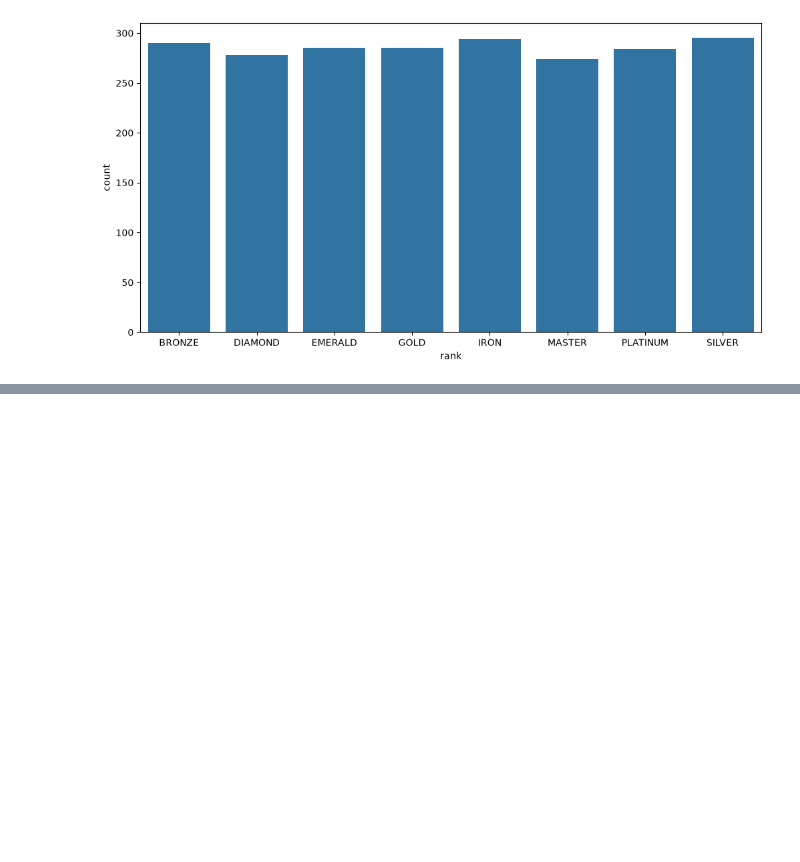
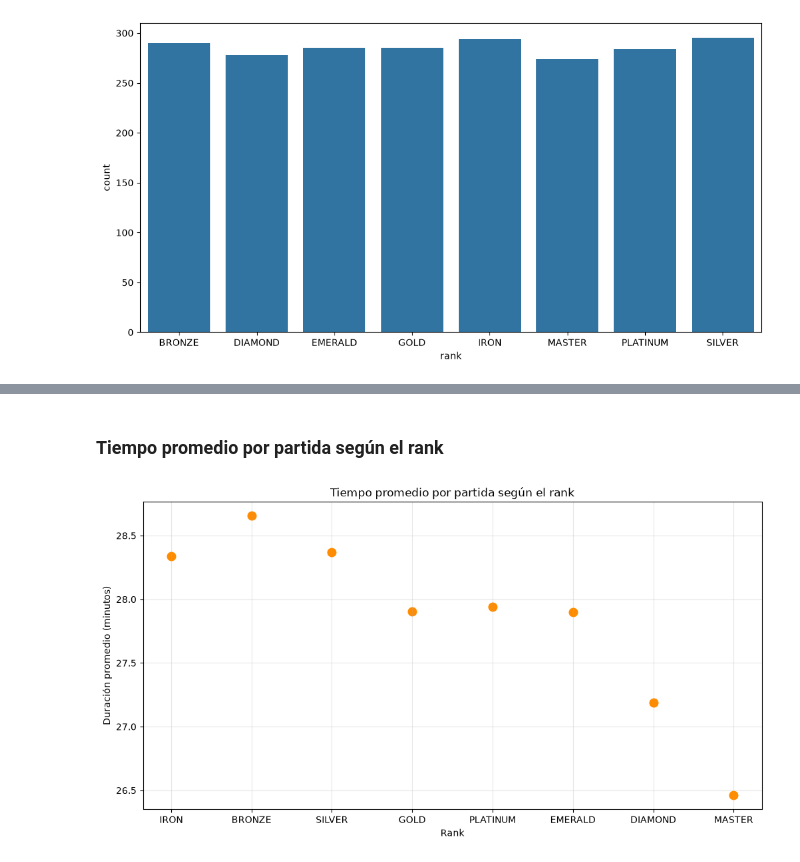
Before and after one commit to JuanjoLT/introIA-proyecto1, a Jupyter notebook: main.ipynb, the cells around one changed output, grey strips where cells are left out. Saved outputs shown, nothing was run; the diff lists cells and outputs as text; code cells hidden in the pictures; blank space fills up the shorter version.

```diff
--- a/main.ipynb
+++ b/main.ipynb
@@ -73,0 +97,22 @@ plt.show()
+# %% [markdown]
+### Tiempo promedio por partida según el rank
+# %%
+# Tiempo promedio por partida (gameDuration, en minutos) por rank
+
+# Promedio de gameDuration agrupado por rank, respetando el orden
+avg_duration = (
+    data.groupby("rank")["gameDuration"]
+    .mean()
+    .reindex(rank_order)
+    .reset_index()
+)
+
+plt.figure(figsize=(12, 6))
+sns.scatterplot(data=avg_duration, x="rank", y="gameDuration", s=120, color="darkorange")
+plt.title("Tiempo promedio por partida según el rank")
+plt.xlabel("Rank")
+plt.ylabel("Duración promedio (minutos)")
+plt.grid(True, alpha=0.3)
+plt.show()
+# %% [output]
+[figure, added]
```
Also changed, not shown: parts of 4 cells of this notebook, 3 other files.
